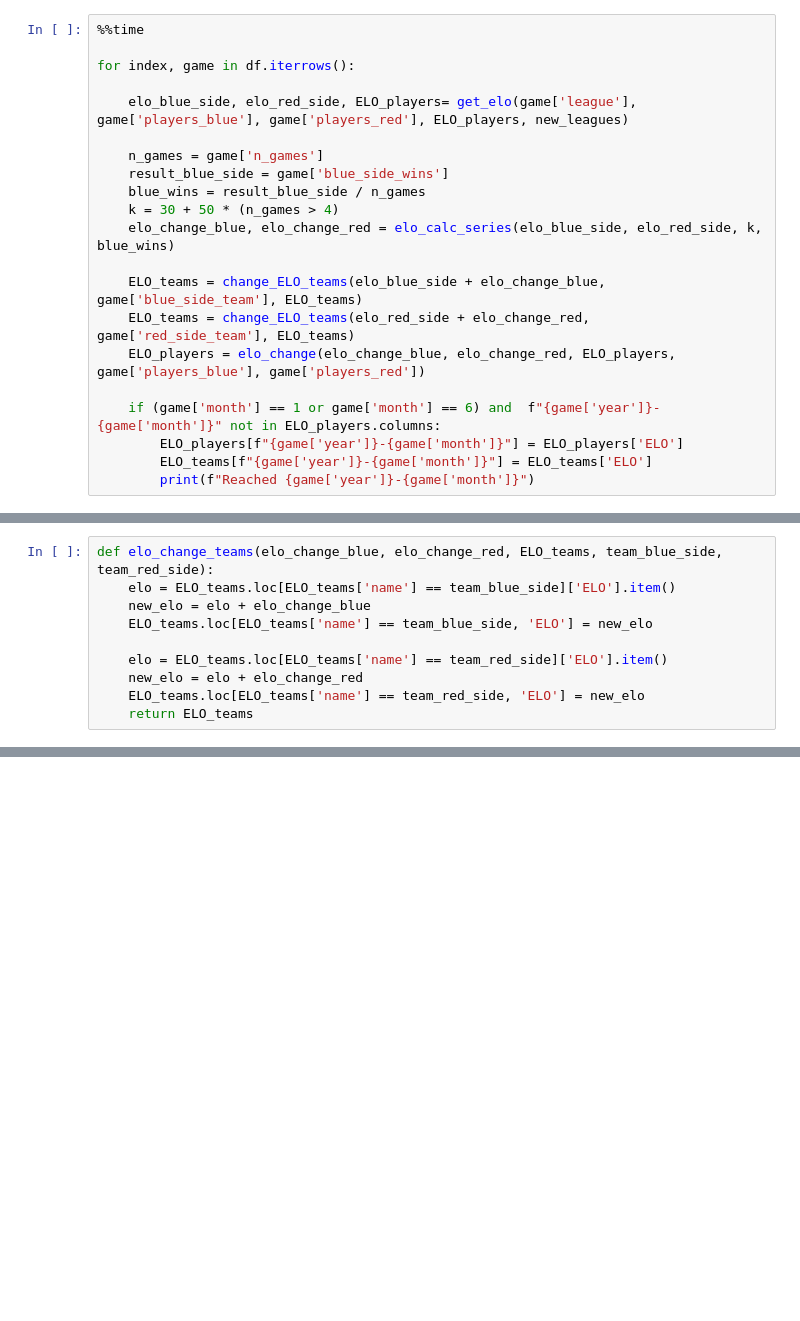
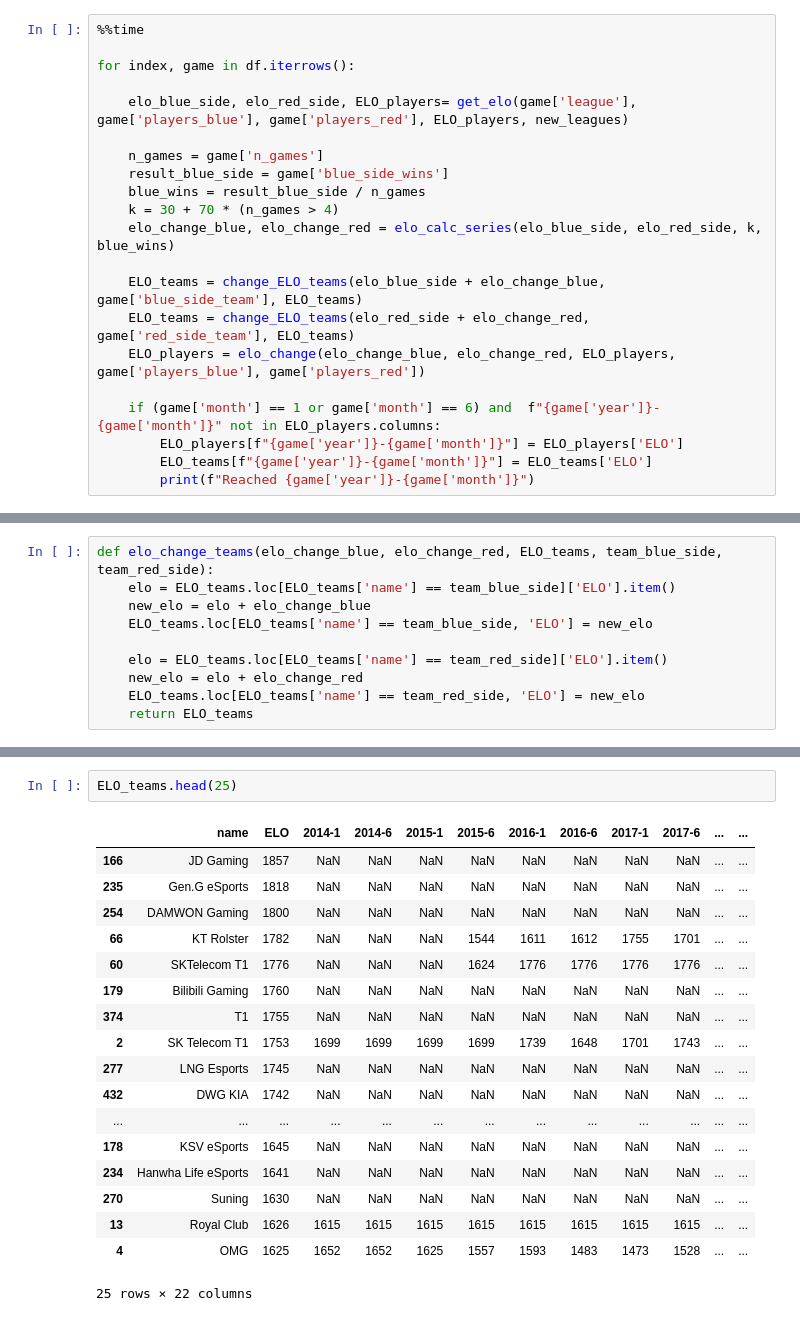
Before and after one commit to Campqt/lol-global-power-rankings, a Jupyter notebook: my_data_elo.ipynb, the cells around one changed output, grey strips where cells are left out. Drawn from its saved outputs; the diff is of its cells as text; blank space fills up the shorter version.

```diff
--- a/my_data_elo.ipynb
+++ b/my_data_elo.ipynb
@@ -382,7 +357,7 @@ for index, game in df.iterrows():
     n_games = game['n_games']
     result_blue_side = game['blue_side_wins']
     blue_wins = result_blue_side / n_games
-    k = 30 + 50 * (n_games > 4)
+    k = 30 + 70 * (n_games > 4)
     elo_change_blue, elo_change_red = elo_calc_series(elo_blue_side, elo_red_side, k, blue_wins)
 
     ELO_teams = change_ELO_teams(elo_blue_side + elo_change_blue, game['blue_side_team'], ELO_teams)
@@ -491,0 +473,21 @@ def elo_change_teams(elo_change_blue, elo_change_red, ELO_teams, team_blue_side,
+# %%
+ELO_teams.head(25)
+# %% [output]
+|  | name | ELO | 2014-1 | 2014-6 | 2015-1 | 2015-6 | 2016-1 | 2016-6 | 2017-1 | 2017-6 | ... | ... |
+| 166 | JD Gaming | 1857 | NaN | NaN | NaN | NaN | NaN | NaN | NaN | NaN | ... | ... |
+| 235 | Gen.G eSports | 1818 | NaN | NaN | NaN | NaN | NaN | NaN | NaN | NaN | ... | ... |
+| 254 | DAMWON Gaming | 1800 | NaN | NaN | NaN | NaN | NaN | NaN | NaN | NaN | ... | ... |
+| 66 | KT Rolster | 1782 | NaN | NaN | NaN | 1544 | 1611 | 1612 | 1755 | 1701 | ... | ... |
+| 60 | SKTelecom T1 | 1776 | NaN | NaN | NaN | 1624 | 1776 | 1776 | 1776 | 1776 | ... | ... |
+| 179 | Bilibili Gaming | 1760 | NaN | NaN | NaN | NaN | NaN | NaN | NaN | NaN | ... | ... |
+| 374 | T1 | 1755 | NaN | NaN | NaN | NaN | NaN | NaN | NaN | NaN | ... | ... |
+| 2 | SK Telecom T1 | 1753 | 1699 | 1699 | 1699 | 1699 | 1739 | 1648 | 1701 | 1743 | ... | ... |
+| 277 | LNG Esports | 1745 | NaN | NaN | NaN | NaN | NaN | NaN | NaN | NaN | ... | ... |
+| 432 | DWG KIA | 1742 | NaN | NaN | NaN | NaN | NaN | NaN | NaN | NaN | ... | ... |
+| ... | ... | ... | ... | ... | ... | ... | ... | ... | ... | ... | ... | ... |
+| 178 | KSV eSports | 1645 | NaN | NaN | NaN | NaN | NaN | NaN | NaN | NaN | ... | ... |
+| 234 | Hanwha Life eSports | 1641 | NaN | NaN | NaN | NaN | NaN | NaN | NaN | NaN | ... | ... |
+| 270 | Suning | 1630 | NaN | NaN | NaN | NaN | NaN | NaN | NaN | NaN | ... | ... |
+| 13 | Royal Club | 1626 | 1615 | 1615 | 1615 | 1615 | 1615 | 1615 | 1615 | 1615 | ... | ... |
+| 4 | OMG | 1625 | 1652 | 1652 | 1625 | 1557 | 1593 | 1483 | 1473 | 1528 | ... | ... |
+25 rows × 22 columns
```
Also changed, not shown: parts of 12 cells of this notebook, 3 other files.
